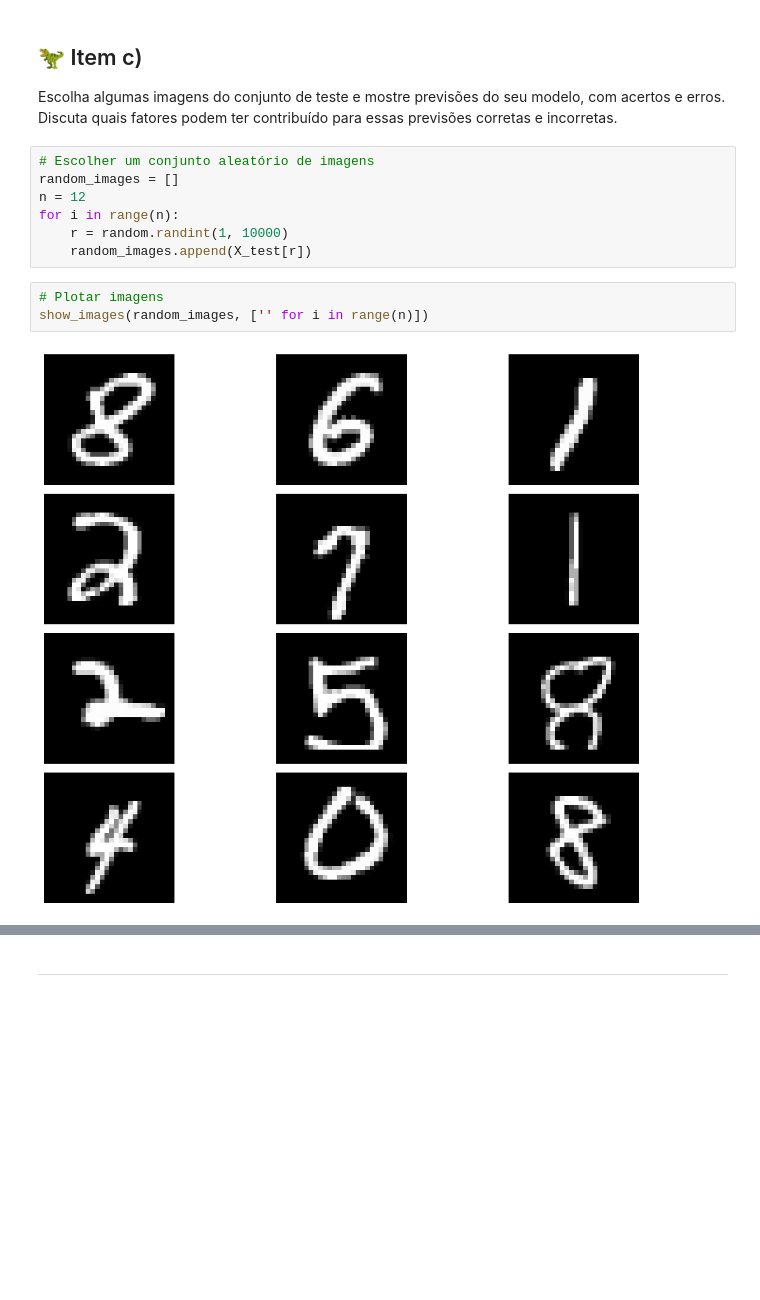
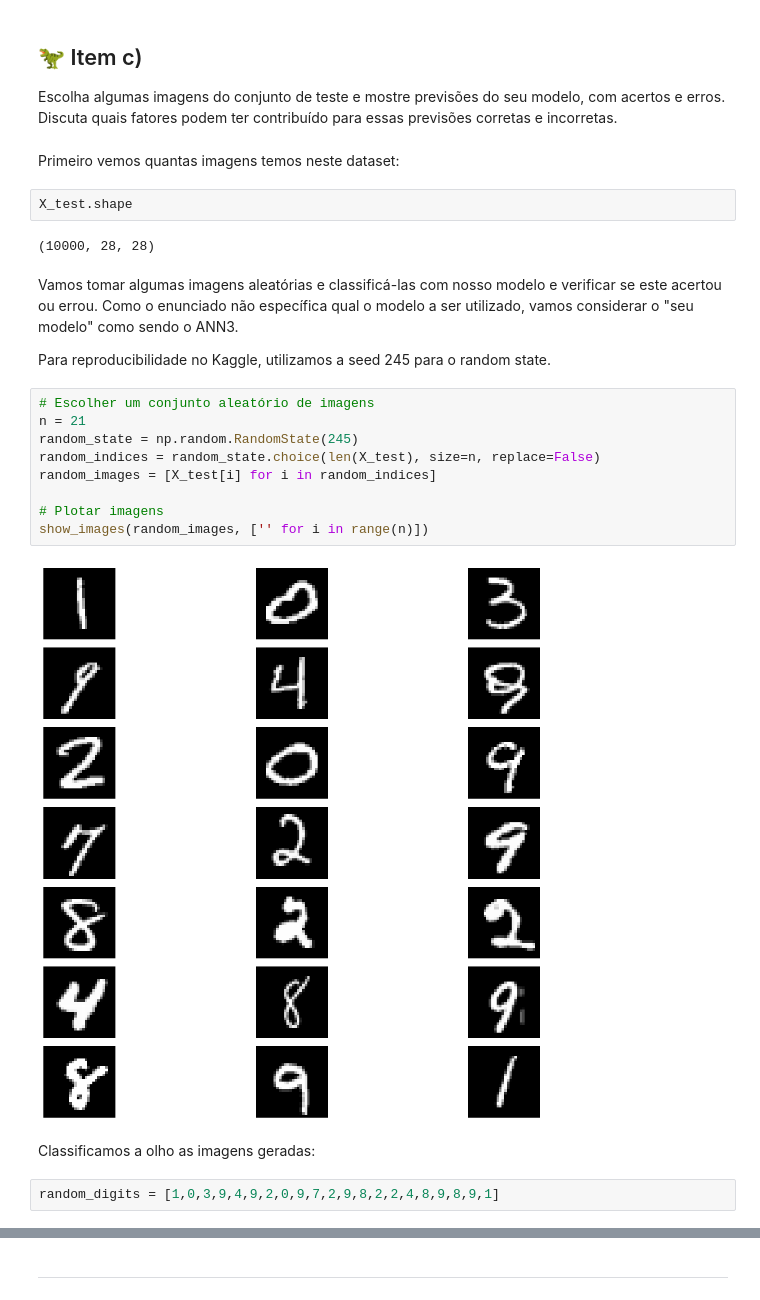
Before and after one commit to henriquefukushima/PMR3508, a Jupyter notebook: ANN-MNIST/MNIST-2024-70.ipynb, the cells around one changed output, grey strips where cells are left out. Cells and saved outputs as stored; diff of their text form; blank space fills up the shorter version.

```diff
--- a/ANN-MNIST/MNIST-2024-70.ipynb
+++ b/ANN-MNIST/MNIST-2024-70.ipynb
@@ -701,15 +748,28 @@ plot_learning_curves(ANN3_metrics, 'ANN3')
 ## 🦖 Item c)
 
 Escolha algumas imagens do conjunto de teste e mostre previsões do seu modelo, com acertos e erros. Discuta quais fatores podem ter contribuído para essas previsões corretas e incorretas.
-# %%
-# Escolher um conjunto aleatório de imagens
-random_images = []
-n = 12
-for i in range(n):
-    r = random.randint(1, 10000)
-    random_images.append(X_test[r])
-# %%
-# Plotar imagens
-show_images(random_images, ['' for i in range(n)])
-# %% [output]
-[figure, removed]
+# %% [markdown]
+Primeiro vemos quantas imagens temos neste dataset:
+# %%
+X_test.shape
+# %% [output]
+(10000, 28, 28)
+# %% [markdown]
+Vamos tomar algumas imagens aleatórias e classificá-las com nosso modelo e verificar se este acertou ou errou. Como o enunciado não específica qual o modelo a ser utilizado, vamos considerar o "seu modelo" como sendo o ANN3.
+
+Para reproducibilidade no Kaggle, utilizamos a seed 245 para o random state.
+# %%
+# Escolher um conjunto aleatório de imagens
+n = 21
+random_state = np.random.RandomState(245)
+random_indices = random_state.choice(len(X_test), size=n, replace=False)
+random_images = [X_test[i] for i in random_indices]
+
+# Plotar imagens
+show_images(random_images, ['' for i in range(n)])
+# %% [output]
+[figure, added]
+# %% [markdown]
+Classificamos a olho as imagens geradas:
+# %%
+random_digits = [1,0,3,9,4,9,2,0,9,7,2,9,8,2,2,4,8,9,8,9,1]
```
Also changed, not shown: parts of 27 cells of this notebook.
